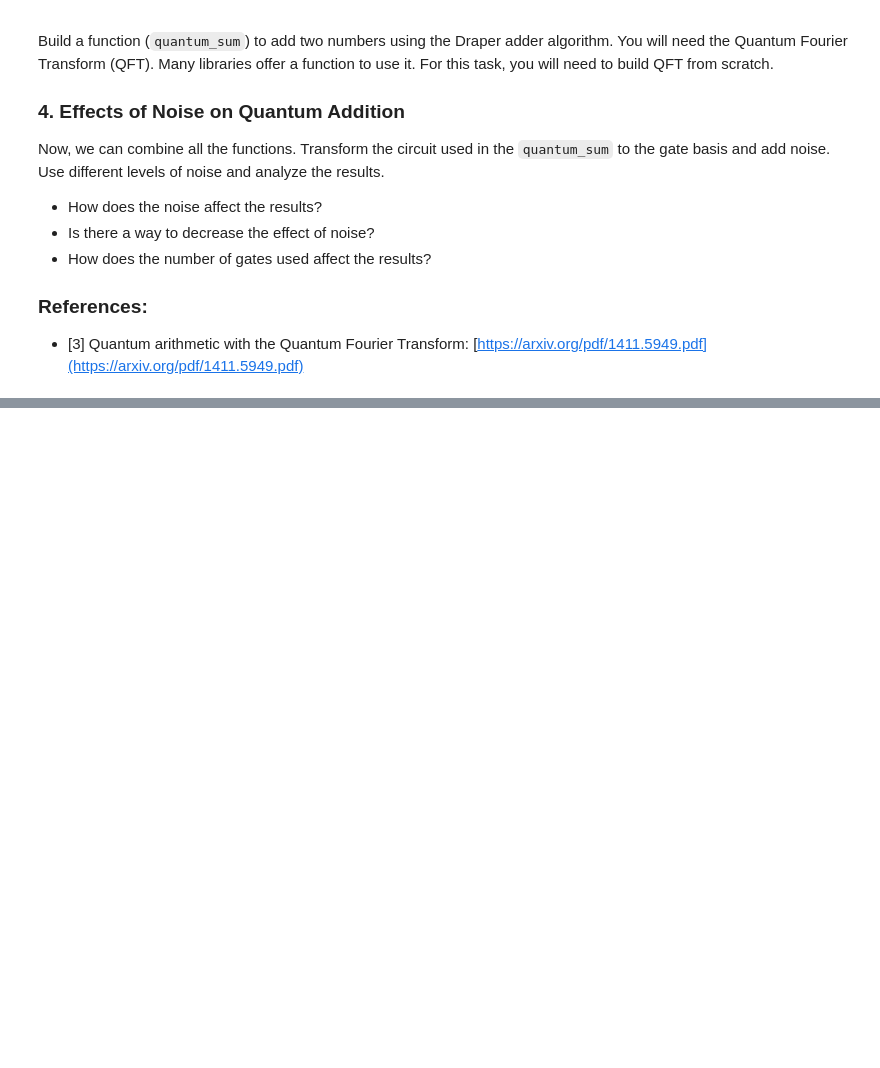
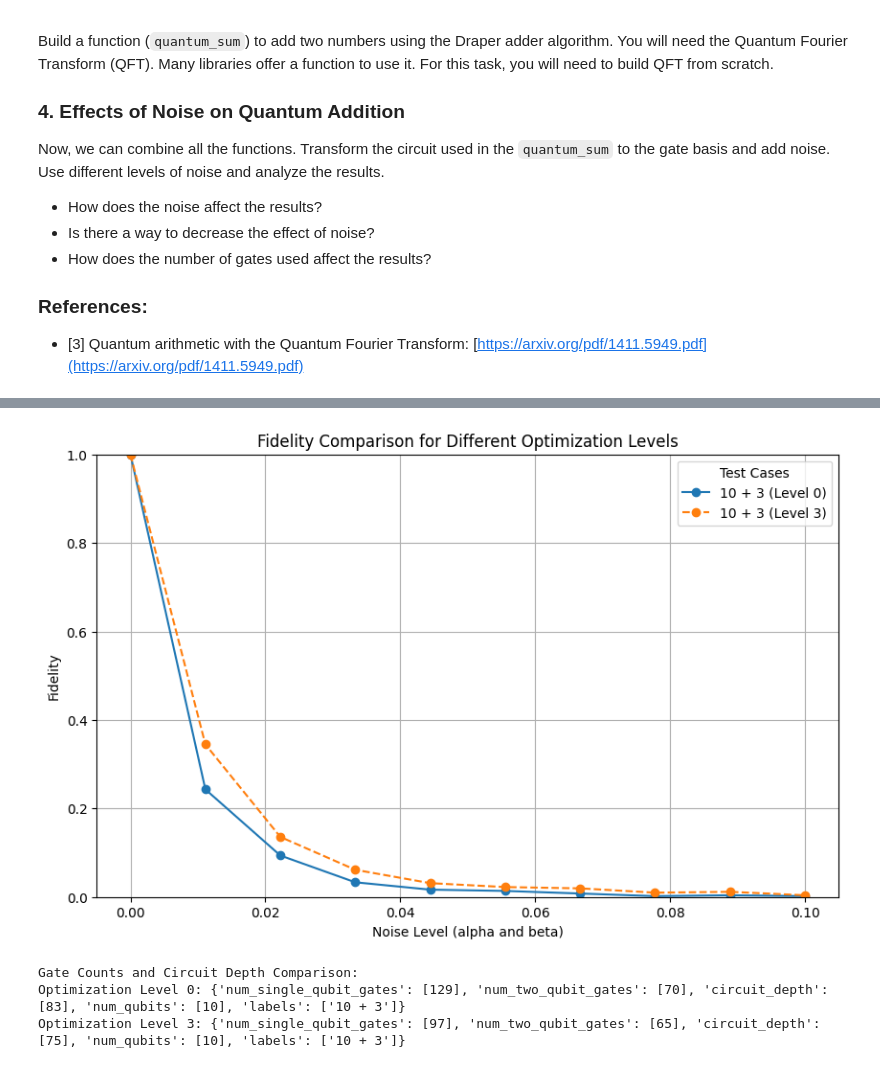
Before and after one commit to BankNatchapol/QOSF-10-All-Tasks, a Jupyter notebook: task_2/task_2.ipynb, the cells around one changed output, grey strips where cells are left out. Saved outputs shown, nothing was run; the diff lists cells and outputs as text; code cells hidden in the pictures; blank space fills up the shorter version.

```diff
--- a/task_2/task_2.ipynb
+++ b/task_2/task_2.ipynb
@@ -49,0 +338,9 @@ import matplotlib.pyplot as plt
+# %%
+test_cases = [
+    (10, 3)
+]
+
+fidelity_results_0, gate_counts_0, noise_levels_0 = run_qft_adder_tests(test_cases, optimization_level=0)
+
+# Run tests for the specified test cases with optimization level 3
+fidelity_results_3, gate_counts_3, noise_levels_3 = run_qft_adder_tests(test_cases, optimization_level=3)
@@ -49,0 +365,28 @@ import matplotlib.pyplot as plt
+# %%
+def plot_optimization_comparison(fidelity_results_0, gate_counts_0, fidelity_results_3, gate_counts_3, noise_levels):
+    plt.figure(figsize=(10, 6))
+
+    # Plot fidelity for each test case with optimization level 0 and 3
+    for label in fidelity_results_0:
+        plt.plot(noise_levels, fidelity_results_0[label], marker='o', linestyle='-', label=f"{label} (Level 0)")
+        plt.plot(noise_levels, fidelity_results_3[label], marker='o', linestyle='--', label=f"{label} (Level 3)")
+
+    plt.title("Fidelity Comparison for Different Optimization Levels")
+    plt.xlabel("Noise Level (alpha and beta)")
+    plt.ylabel("Fidelity")
+    plt.ylim(0, 1)
+    plt.grid(True)
+    plt.legend(title="Test Cases", loc='best')
+    plt.show()
+
+    print("\nGate Counts and Circuit Depth Comparison:")
+    print(f"Optimization Level 0: {gate_counts_0}")
+    print(f"Optimization Level 3: {gate_counts_3}")
+
+# Plot the comparison between optimization levels 0 and 3 for the specified test cases
+plot_optimization_comparison(fidelity_results_0, gate_counts_0, fidelity_results_3, gate_counts_3, noise_levels_0)
+# %% [output]
+[figure, added]
+Gate Counts and Circuit Depth Comparison:
+Optimization Level 0: {'num_single_qubit_gates': [129], 'num_two_qubit_gates': [70], 'circuit_depth': [83], 'num_qubits': [10], 'labels': ['10 + 3']}
+Optimization Level 3: {'num_single_qubit_gates': [97], 'num_two_qubit_gates': [65], 'circuit_depth': [75], 'num_qubits': [10], 'labels': ['10 + 3']}
```
Also changed, not shown: parts of 16 cells of this notebook, 2 other files.
